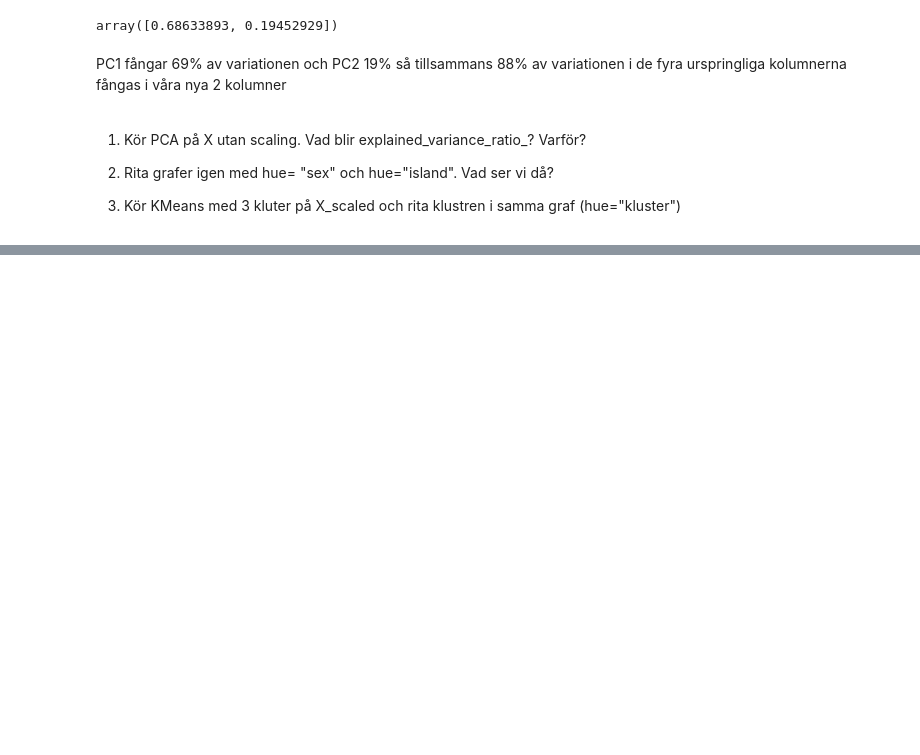
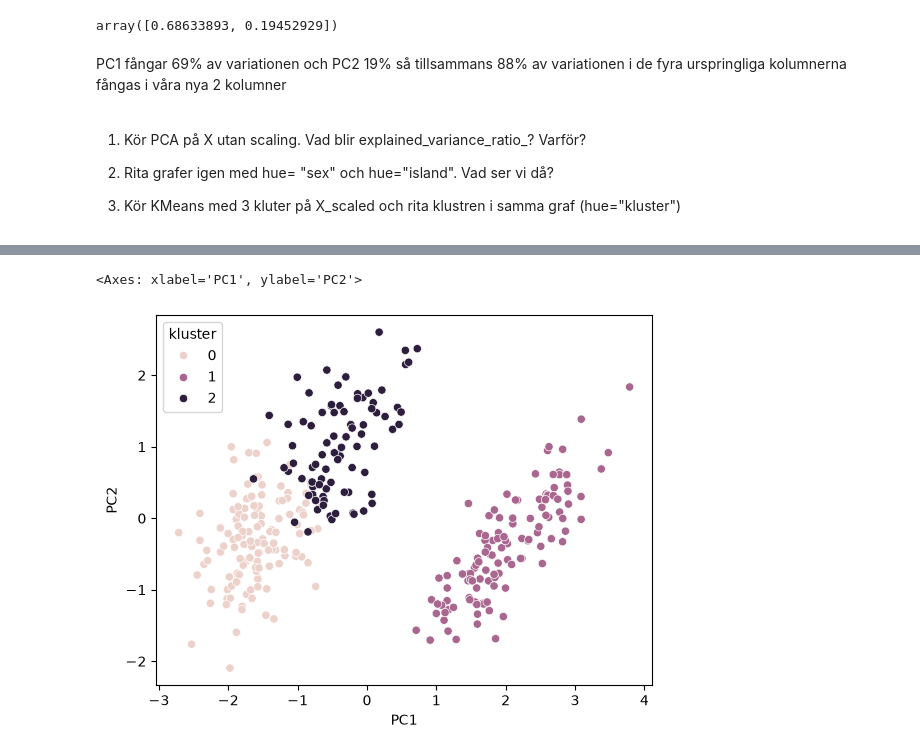
Before and after one commit to davidsvson/MU25_ML_clustering, a Jupyter notebook: clustering.ipynb, the cells around one changed output, grey strips where cells are left out. Cells and saved outputs as stored; diff of their text form; code cells hidden in the pictures; blank space fills up the shorter version.

```diff
--- a/clustering.ipynb
+++ b/clustering.ipynb
@@ -168,0 +190,3 @@ PC1 fångar 69% av variationen och PC2 19% så tillsammans 88% av variationen i
+# %%
+kmeans = KMeans(n_clusters=3, random_state=42)
+df["kluster"] = kmeans.fit_predict(X_scaled)
@@ -168,0 +202,5 @@ PC1 fångar 69% av variationen och PC2 19% så tillsammans 88% av variationen i
+# %%
+sns.scatterplot(data=df, x="PC1", y="PC2", hue="kluster")
+# %% [output]
+<Axes: xlabel='PC1', ylabel='PC2'>
+[figure, added]
```
Also changed, not shown: parts of 4 cells of this notebook.
